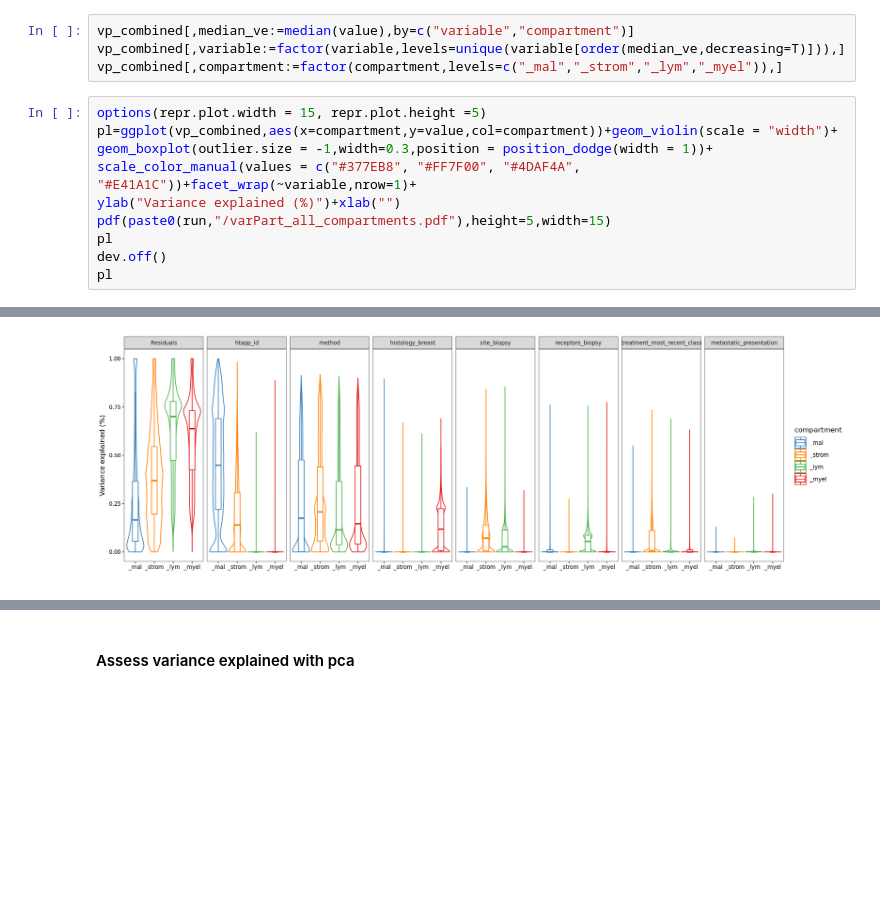
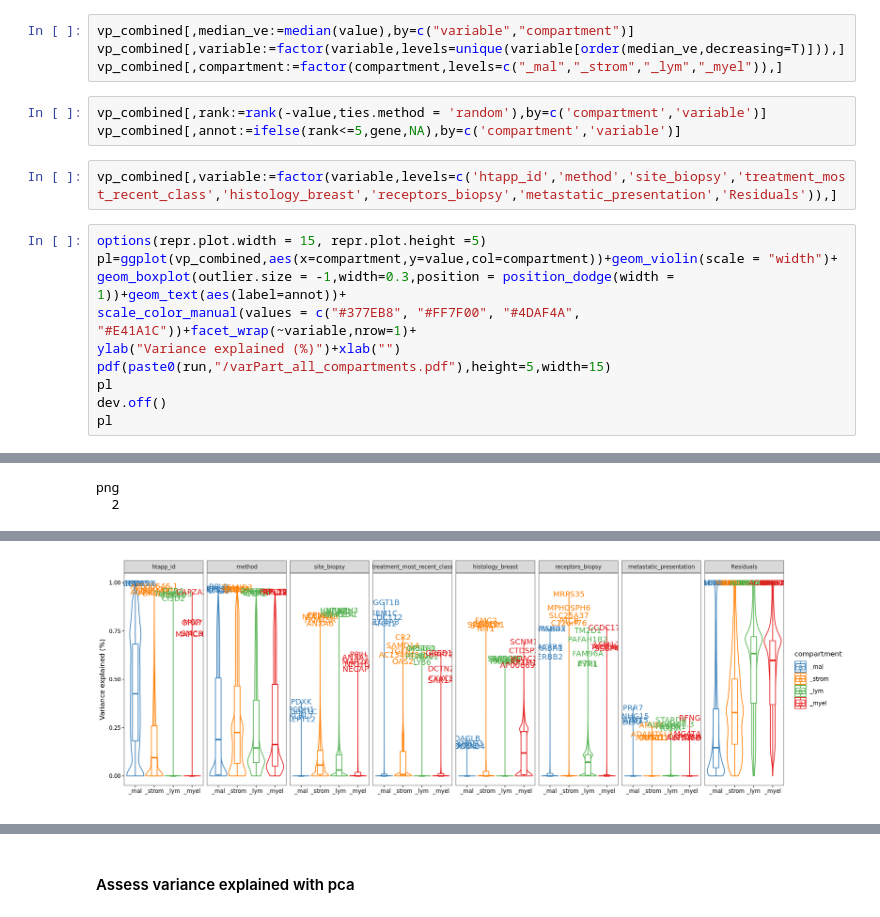
Before and after one commit to klarman-cell-observatory/HTAPP-Pipelines, a Jupyter notebook: HTAPP_MBC/02_sc-sn_analysis/02.6_explainVariability.ipynb, the cells around one changed output, grey strips where cells are left out. Saved outputs shown, nothing was run; the diff lists cells and outputs as text; blank space fills up the shorter version.

```diff
--- a/HTAPP_MBC/02_sc-sn_analysis/02.6_explainVariability.ipynb
+++ b/HTAPP_MBC/02_sc-sn_analysis/02.6_explainVariability.ipynb
@@ -210,10 +217,15 @@ vp_combined=rbindlist(vp_list)
 vp_combined[,median_ve:=median(value),by=c("variable","compartment")]
 vp_combined[,variable:=factor(variable,levels=unique(variable[order(median_ve,decreasing=T)])),]
 vp_combined[,compartment:=factor(compartment,levels=c("_mal","_strom","_lym","_myel")),]
+# %%
+vp_combined[,rank:=rank(-value,ties.method = 'random'),by=c('compartment','variable')]
+vp_combined[,annot:=ifelse(rank<=5,gene,NA),by=c('compartment','variable')]
+# %%
+vp_combined[,variable:=factor(variable,levels=c('htapp_id','method','site_biopsy','treatment_most_recent_class','histology_breast','receptors_biopsy','metastatic_presentation','Residuals')),]
 # %%
 options(repr.plot.width = 15, repr.plot.height =5)
 pl=ggplot(vp_combined,aes(x=compartment,y=value,col=compartment))+geom_violin(scale = "width")+
-geom_boxplot(outlier.size = -1,width=0.3,position = position_dodge(width = 1))+
+geom_boxplot(outlier.size = -1,width=0.3,position = position_dodge(width = 1))+geom_text(aes(label=annot))+
 scale_color_manual(values = c("#377EB8", "#FF7F00", "#4DAF4A", "#E41A1C"))+facet_wrap(~variable,nrow=1)+
 ylab("Variance explained (%)")+xlab("")
 pdf(paste0(run,"/varPart_all_compartments.pdf"),height=5,width=15)
@@ -225,0 +238,2 @@ png
+png
+  2
@@ -226 +242 @@ png
-[figure, old version]
+[figure, new version]
```
Also changed, not shown: parts of 51 cells of this notebook, 3 other files.
